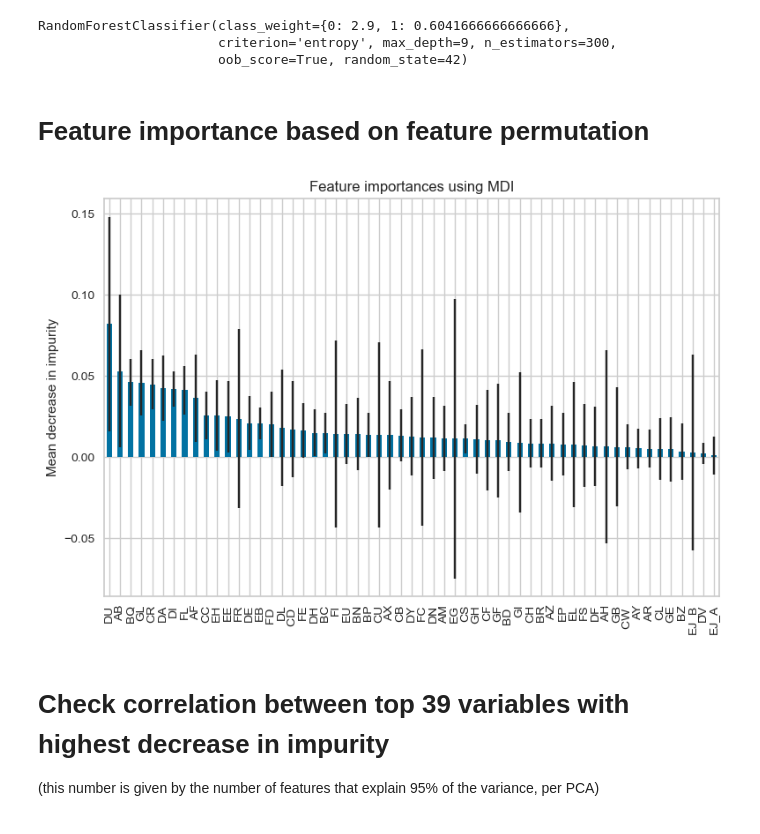
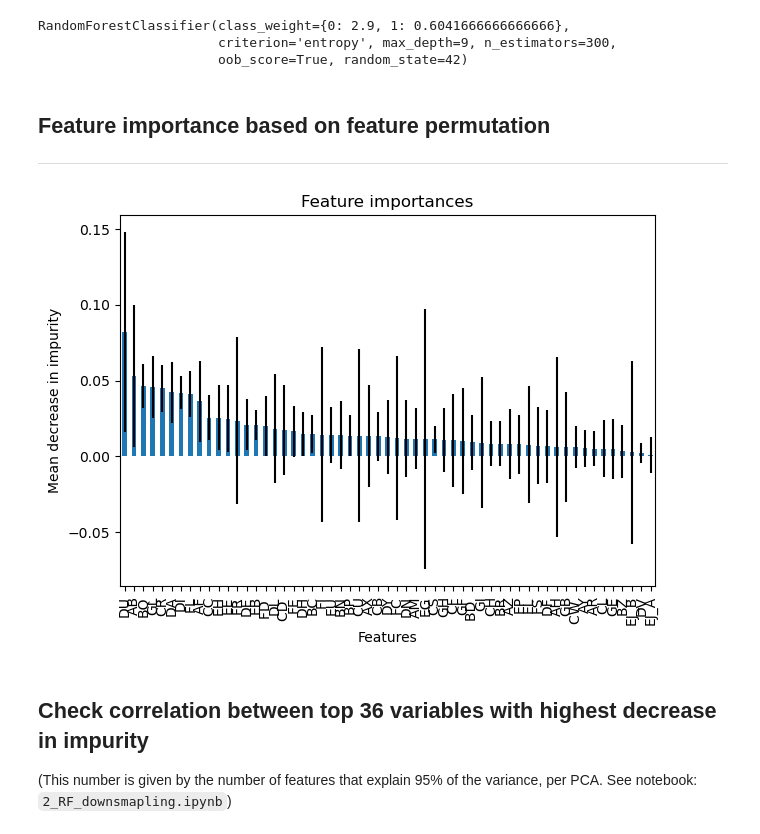
Before and after one commit to darby-brown/predicting-age-related-diseases, a Jupyter notebook: icr-identify-age-related-conditions/Juliana's jungle gym/RF_FR/RF_feature_importance.ipynb, the cells around one changed output. Saved outputs shown, nothing was run; the diff lists cells and outputs as text; code cells hidden in the pictures.

Commit message:
Juliana's final models ready for adding to master branch

```diff
--- a/icr-identify-age-related-conditions/Juliana's jungle gym/RF_FR/RF_feature_importance.ipynb
+++ b/icr-identify-age-related-conditions/Juliana's jungle gym/RF_FR/RF_feature_importance.ipynb
@@ -210,5 +224,6 @@ Validation balanced roc_auc: Mean: 0.95 Standard deviation: 0.06
 # %%
-hyperparameter_space = {'n_estimators': [100,200, 300,400,5000], #number of trees default=100
+#hyperparameter tuning:
+hyperparameter_space = {'n_estimators': [100,200,300,500,1000], #number of trees default=100
                          'max_depth': [3, 6, 9]} #depth of trees
 
 # Exhaustive search over specified parameter values for an estimator.
@@ -227,25 +242,32 @@ RandomForestClassifier(class_weight={0: 2.9, 1: 0.6041666666666666},
                        criterion='entropy', max_depth=9, n_estimators=300,
                        oob_score=True, random_state=42)
 # %% [markdown]
-# Feature importance based on feature permutation
+## Feature importance based on feature permutation
+---
 # %%
+# extract feature importances from the model
 importances = rf_best.feature_importances_
 
+# add standard deviation of feature importance for each feature
 std = np.std([tree.feature_importances_ for tree in rf_best.estimators_], axis=0)
 
+# convert importances to pandas series for plotting
 forest_importances = pd.Series(importances, index=columns)
+
+#sort in descending order
 forest_importances_sorted = forest_importances.sort_values(ascending=False)
 
-
+# plot
 fig, ax = plt.subplots()
 forest_importances_sorted.plot.bar(yerr=std, ax=ax)
 ax.set_title("Feature importances")
 ax.set_ylabel("Mean decrease in impurity")
+ax.set_xlabel("Features")
 fig.tight_layout()
 # %% [output]
-[figure, old version]
+[figure, new version]
 # %% [markdown]
-# Check correlation between top 39 variables with highest decrease in impurity
-(this number is given by the number of features that explain 95% of the variance, per PCA)
+## Check correlation between top 36 variables with highest decrease in impurity
+(This number is given by the number of features that explain 95% of the variance, per PCA. See notebook: `2_RF_downsmapling.ipynb`)
 # %%
 #select top variables
```
Also changed, not shown: parts of 21 cells of this notebook, 2 other files.
